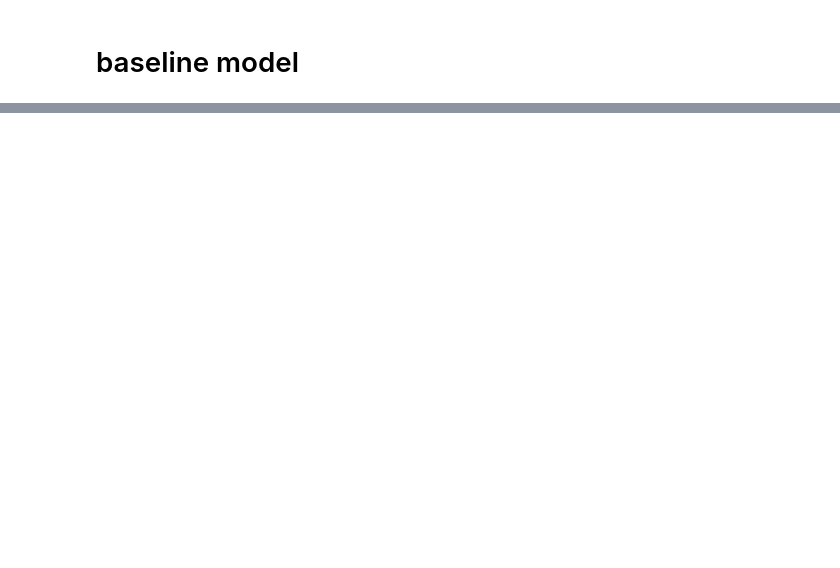
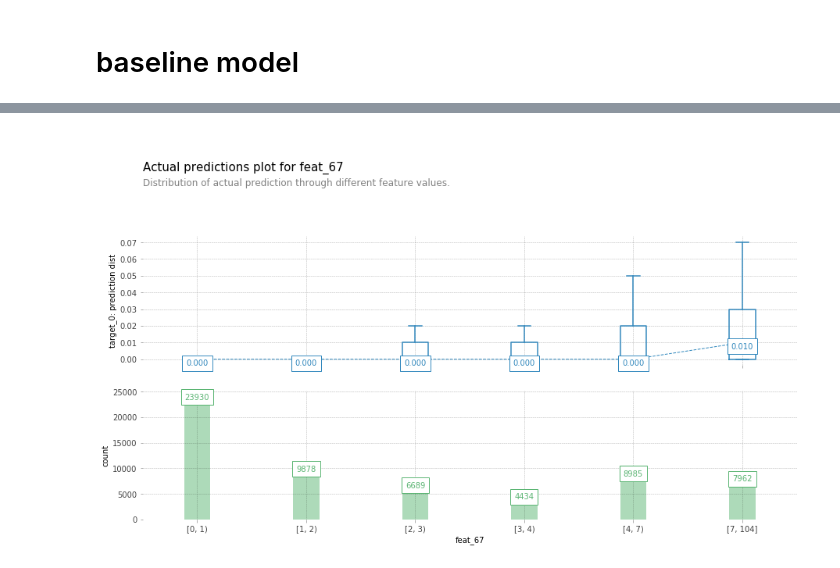
Before and after one commit to KienVu2368/tabint, a Jupyter notebook: nbs/partial dependence.ipynb, the cells around one changed output, grey strips where cells are left out. Saved outputs shown, nothing was run; the diff lists cells and outputs as text; code cells hidden in the pictures; blank space fills up the shorter version.

```diff
--- a/nbs/partial dependence.ipynb
+++ b/nbs/partial dependence.ipynb
@@ -189,0 +145,8 @@ NameError: name 'x_trn' is not defined
+# %%
+#actual_plot
+fig, axes, df = info_plots.actual_plot(
+    model=otto_model, X=otto_data[otto_features], feature='feat_67', feature_name='feat_67',
+    which_classes=[0], predict_kwds={}
+)
+# %% [output]
+[figure, added]
```
Also changed, not shown: parts of 41 cells of this notebook, 4 other files.
